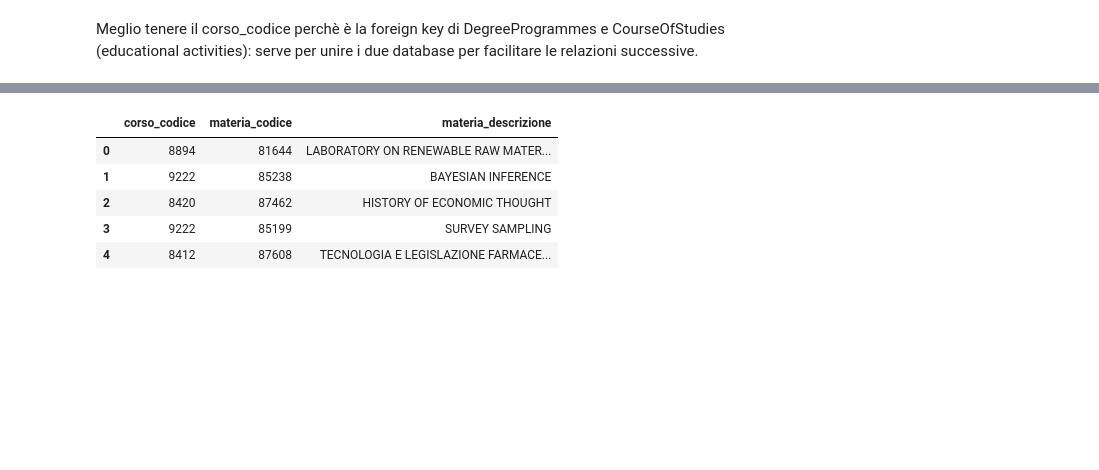
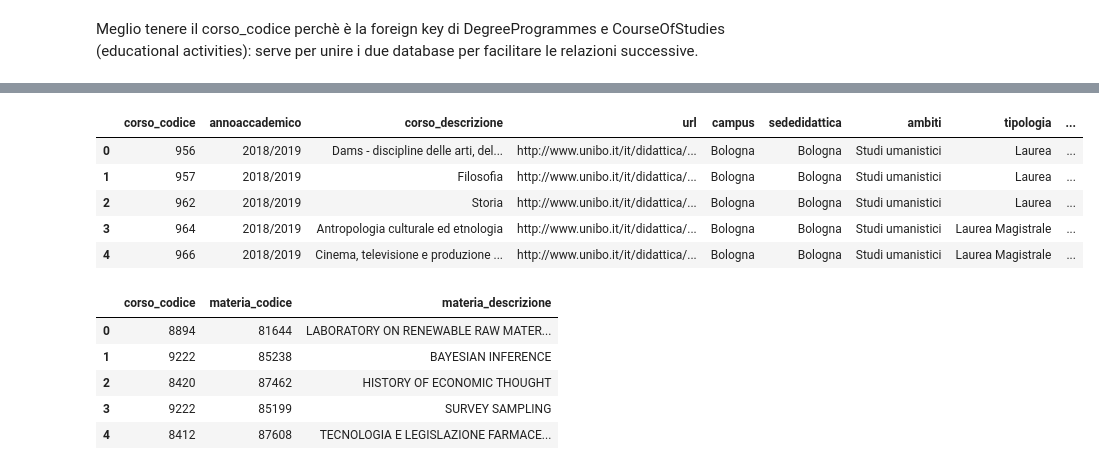
Before and after one commit to alicebordignon/UniOn, a Jupyter notebook: Data_Collection.ipynb, the cells around one changed output, grey strips where cells are left out. Cells and saved outputs as stored; diff of their text form; code cells hidden in the pictures; blank space fills up the shorter version.

Commit message:
studi umanistici

```diff
--- a/Data_Collection.ipynb
+++ b/Data_Collection.ipynb
@@ -34,0 +38,11 @@ dataDegree.head()
+# %%
+data_mask = dataDegree['ambiti']== "Studi umanistici"
+dataHumanitiesDegree = dataDegree[data_mask].reset_index(drop=True)
+dataHumanitiesDegree.head()
+# %% [output]
+|  | corso_codice | annoaccademico | corso_descrizione | url | campus | sededidattica | ambiti | tipologia | ... |
+| 0 | 956 | 2018/2019 | Dams - discipline delle arti, del... | http://www.unibo.it/it/didattica/... | Bologna | Bologna | Studi umanistici | Laurea | ... |
+| 1 | 957 | 2018/2019 | Filosofia | http://www.unibo.it/it/didattica/... | Bologna | Bologna | Studi umanistici | Laurea | ... |
+| 2 | 962 | 2018/2019 | Storia | http://www.unibo.it/it/didattica/... | Bologna | Bologna | Studi umanistici | Laurea | ... |
+| 3 | 964 | 2018/2019 | Antropologia culturale ed etnologia | http://www.unibo.it/it/didattica/... | Bologna | Bologna | Studi umanistici | Laurea Magistrale | ... |
+| 4 | 966 | 2018/2019 | Cinema, televisione e produzione ... | http://www.unibo.it/it/didattica/... | Bologna | Bologna | Studi umanistici | Laurea Magistrale | ... |
```
Also changed, not shown: parts of 10 cells of this notebook, 2 other files.
